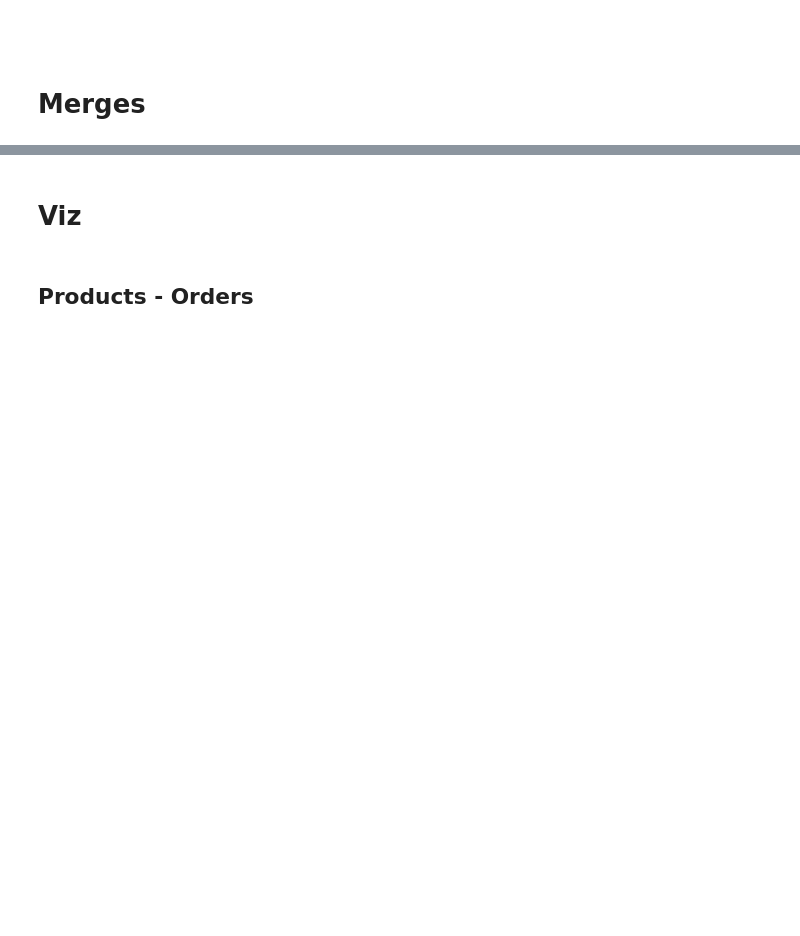
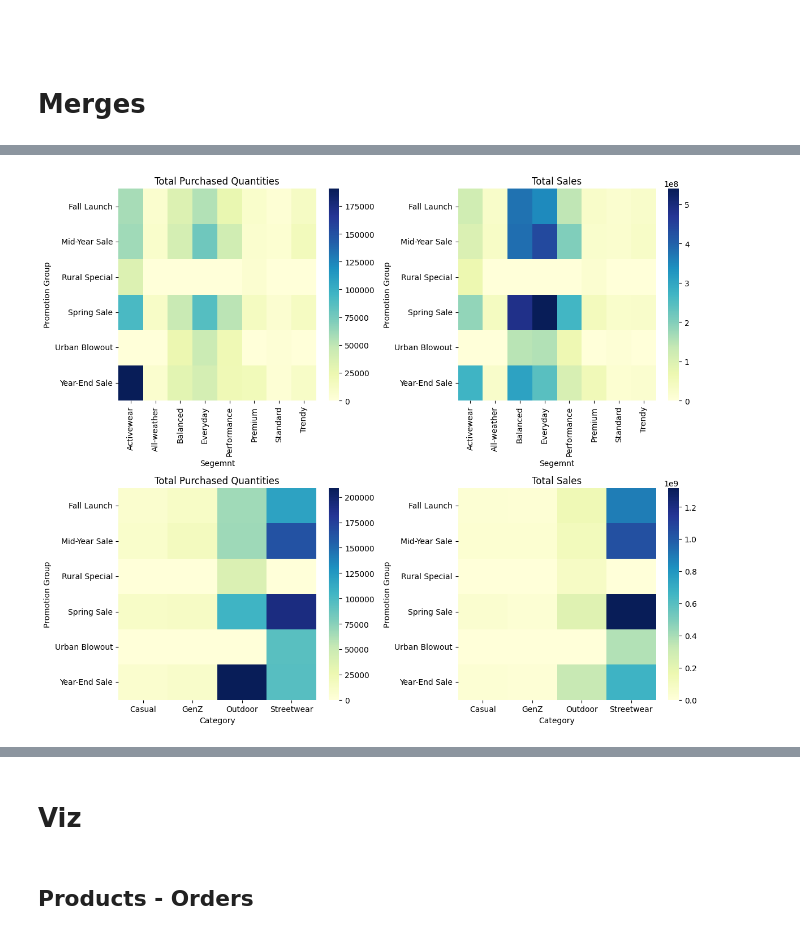
Before and after one commit to Ngoc-Cac/USHIET-DATATHON26, a Jupyter notebook: notebooks/eda.ipynb, the cells around one changed output, grey strips where cells are left out. Cells and saved outputs as stored; diff of their text form; code cells hidden in the pictures; blank space fills up the shorter version.

```diff
--- a/notebooks/eda.ipynb
+++ b/notebooks/eda.ipynb
@@ -69,0 +151,51 @@ full_shipments = dfs["shipments"].rename(lambda i: f"shipments.{i}").merge(
+# %%
+mask = ~full_order_items["promotions.promo_group"].isna()
+with_promos = full_order_items[mask]
+gps = {}
+
+for col in ["products.category", "products.segment"]:
+    gps[col.split('.')[-1]] = with_promos.groupby(["promotions.promo_group", col]).agg(
+        num_items=("order_items.quantity", "sum"),
+        total_sales=("sales_value", "sum"),
+        # avg_sales=("sales_value", "mean"),
+    ).reset_index().pivot(index="promotions.promo_group", columns=col).fillna(0)
+
+gps["customer"] = with_promos.groupby(["promotions.promo_group", "customers.customer_id"]).agg(
+    total_orders=("orders.order_id", "nunique"),
+    total_items=("order_items.quantity", "sum"),
+    avg_items=("order_items.quantity", "mean"),
+    total_sales=("sales_value", "sum"),
+    avg_sales=("sales_value", "mean"),
+    last_purchase=("orders.order_date", "max")
+).sort_values(["promotions.promo_group", "last_purchase", "total_sales", "total_orders"], ascending=False)
+# %%
+kwargs = {
+    "cmap": 'YlGnBu',
+    "xlabel": "Promotion Group"
+}
+fig = plt.figure(figsize=(12, 10))
+axes = fig.subplots(2, 2)
+
+sns.heatmap(gps["segment"]["num_items"], ax=axes[0, 0], cmap='YlGnBu')
+sns.heatmap(gps["segment"]["total_sales"], ax=axes[0, 1], cmap='YlGnBu')
+
+axes[0, 0].set_title("Total Purchased Quantities")
+axes[0, 0].set_ylabel("Promotion Group")
+axes[0, 0].set_xlabel("Segemnt")
+axes[0, 1].set_title("Total Sales")
+axes[0, 1].set_ylabel("Promotion Group")
+axes[0, 1].set_xlabel("Segemnt")
+
+sns.heatmap(gps["category"]["num_items"], ax=axes[1, 0], cmap='YlGnBu')
+sns.heatmap(gps["category"]["total_sales"], ax=axes[1, 1], cmap='YlGnBu')
+
+axes[1, 0].set_title("Total Purchased Quantities")
+axes[1, 0].set_ylabel("Promotion Group")
+axes[1, 0].set_xlabel("Category")
+axes[1, 1].set_title("Total Sales")
+axes[1, 1].set_ylabel("Promotion Group")
+axes[1, 1].set_xlabel("Category")
+
+fig.tight_layout();
+# %% [output]
+[figure, added]
```
Also changed, not shown: parts of 19 cells of this notebook.
